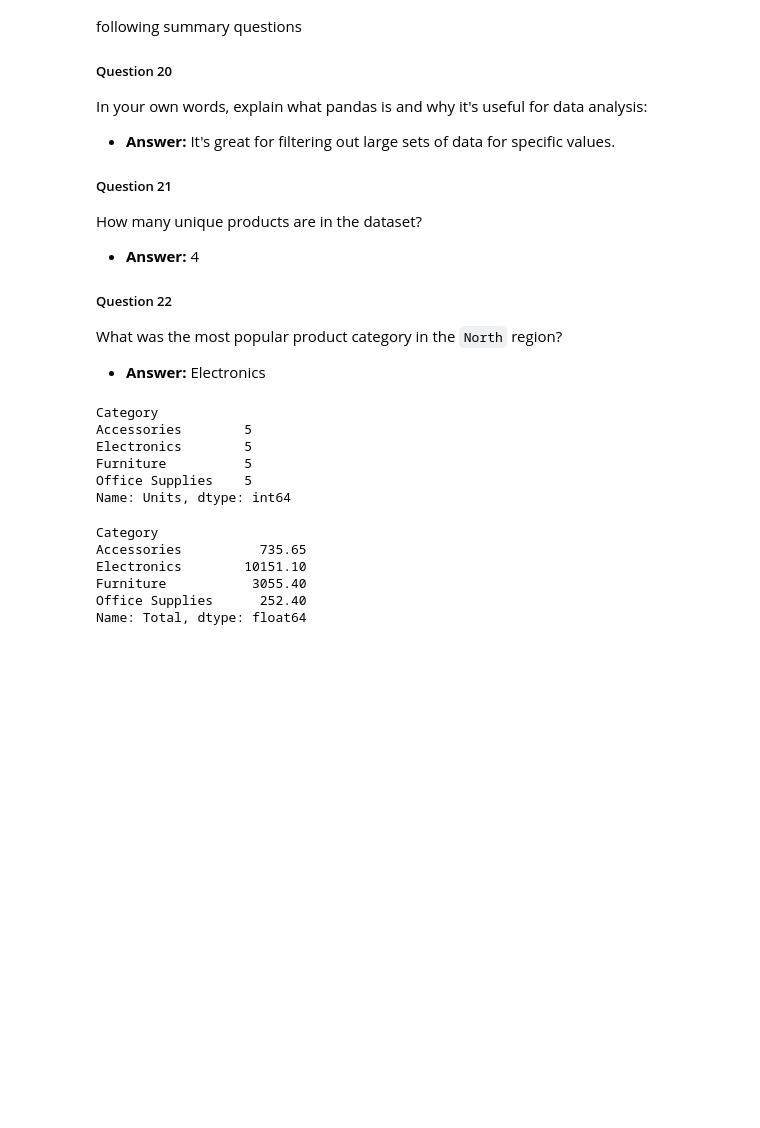
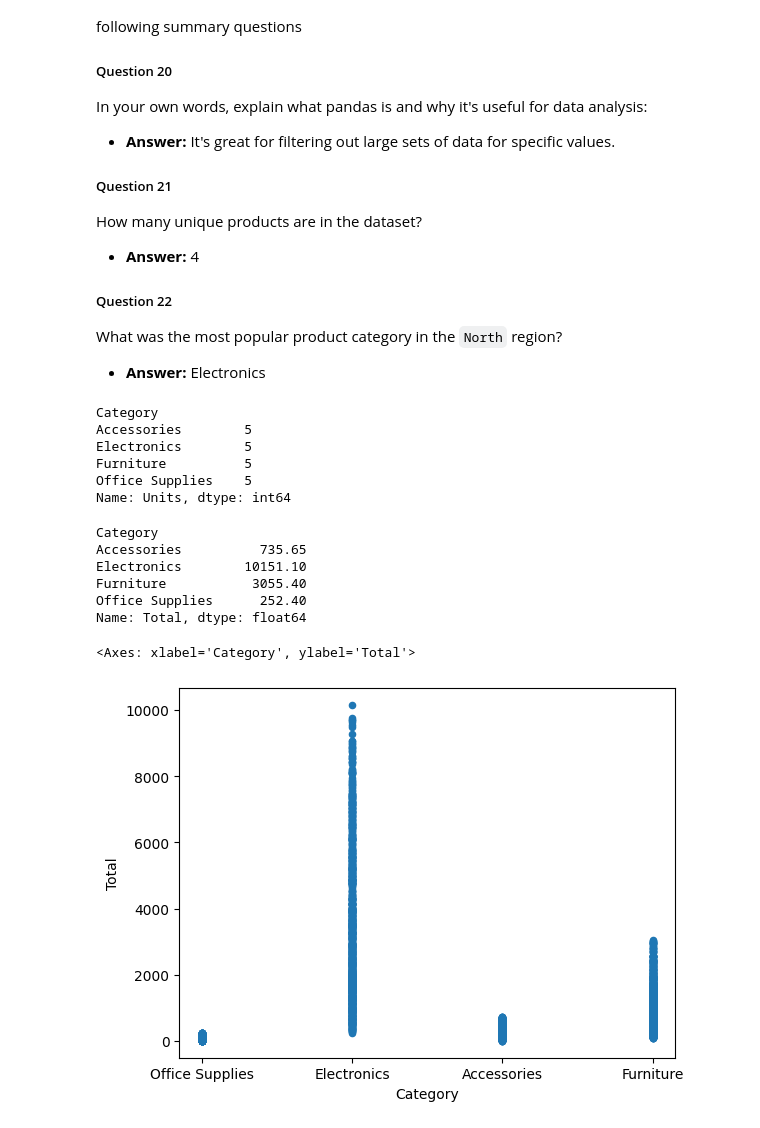
Before and after one commit to Kjh451672/unit-3-data-science, a Jupyter notebook: 01_pandas.ipynb, the cells around one changed output. Drawn from its saved outputs; the diff is of its cells as text; code cells hidden in the pictures; blank space fills up the shorter version.

Commit message:
Pandas complete (added graph)

```diff
--- a/01_pandas.ipynb
+++ b/01_pandas.ipynb
@@ -395,11 +395,15 @@ Name: Units, dtype: int64
 # %%
 grouped_products = sales_df.groupby("Category")
 avg_total = grouped_products["Total"].max()
 print(avg_total)
+
+sales_df.plot.scatter(x = 'Category', y = 'Total' ,rot = 0)
 # %% [output]
 Category
 Accessories          735.65
 Electronics        10151.10
 Furniture           3055.40
 Office Supplies      252.40
 Name: Total, dtype: float64
+<Axes: xlabel='Category', ylabel='Total'>
+[figure, added]
```
